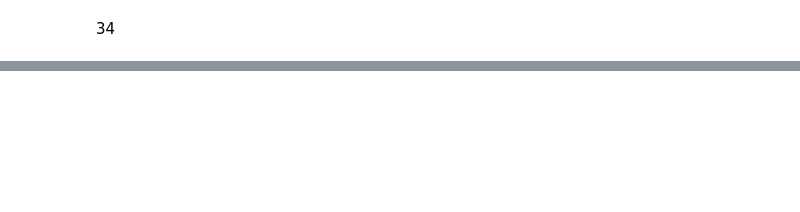
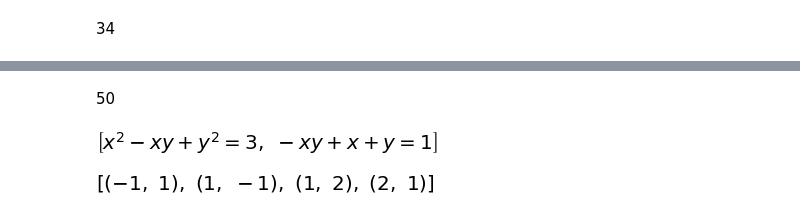
Before and after one commit to olgashlyakhtova2000/firstName, a Jupyter notebook: Задание9.ipynb, the cells around one changed output, grey strips where cells are left out. Saved outputs shown, nothing was run; the diff lists cells and outputs as text; code cells hidden in the pictures; blank space fills up the shorter version.

```diff
--- a/Задание9.ipynb
+++ b/Задание9.ipynb
@@ -341,0 +371,12 @@ $\displaystyle \left(-\infty, -4\right) \cup \left(-2, 2\right) \cup \left(4, \i
+# %% [markdown]
+50
+# %%
+equations = [
+    Eq( x**2 + y**2-x*y, 3 ),
+    Eq( x+y-x*y , 1)
+]
+display(equations)
+solve(equations,[x,y])
+# %% [output]
+[figure, added]
+[figure, added]
```
Also changed, not shown: parts of 64 cells of this notebook.
